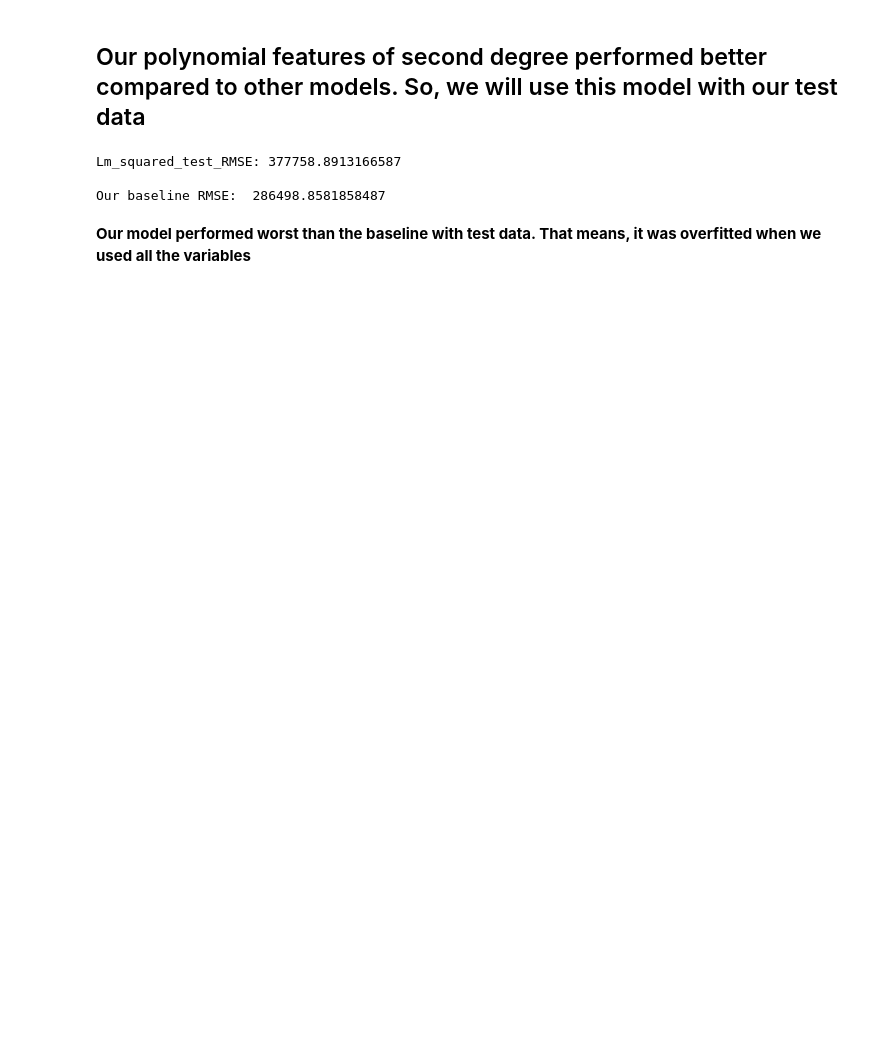
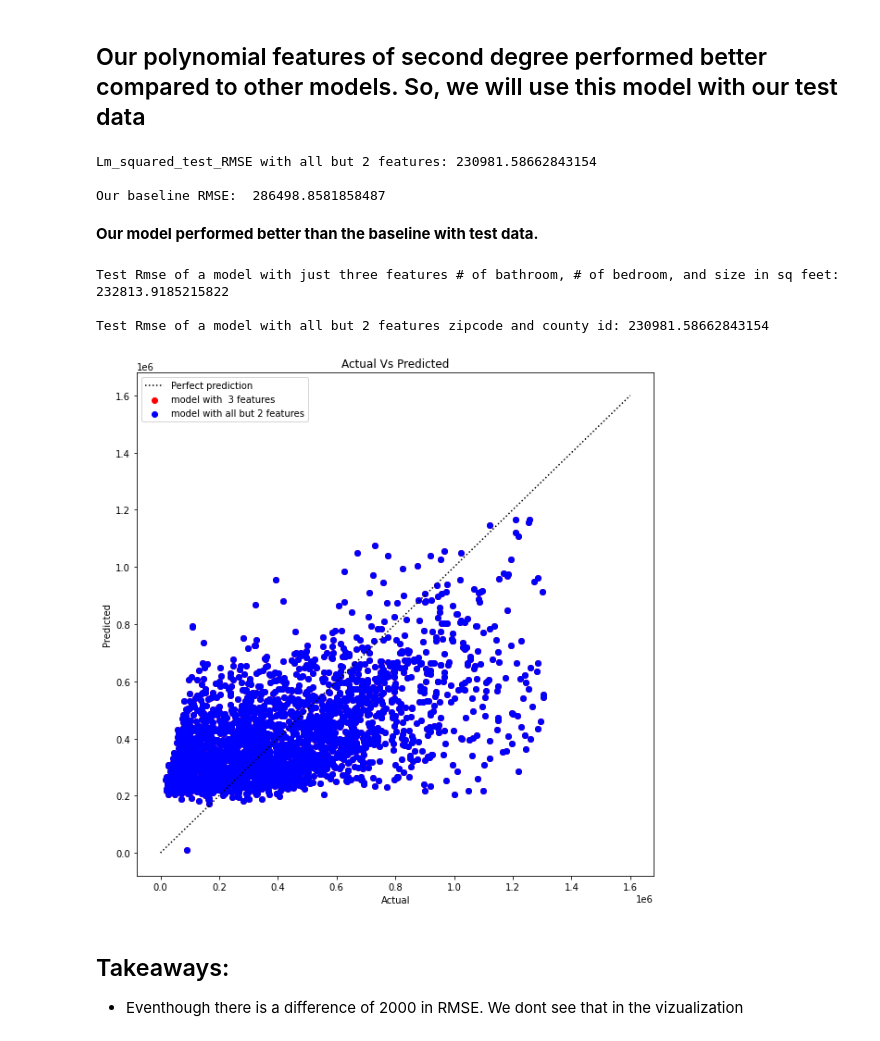
Before and after one commit to Gomez-and-Mainali/Zillow_Project, a Jupyter notebook: prepare_explore.ipynb, the cells around one changed output. Cells and saved outputs as stored; diff of their text form; code cells hidden in the pictures; blank space fills up the shorter version.

```diff
--- a/prepare_explore.ipynb
+++ b/prepare_explore.ipynb
@@ -1105,25 +1084,56 @@ Lm_squared_validate_RMSE: 225547.68904089223
 # %% [markdown]
 ## Our polynomial features of second degree performed better compared to other models. So, we will use this model with our test data
 # %%
+x_test_scaled = x_test_scaled.drop(columns = ['countyid_scaled', 'zipcode_scaled'])
+
 # transforming our x variables
 x_test_scaled_squared = pf2.transform(x_test_scaled)
 
 
 # predicting with our object
 
-y_lm_squared_test_pred = lm_squared2.predict(x_test_scaled_squared)
+y_lm_squared_test_pred2 = lm_squared2.predict(x_test_scaled_squared)
 
 
 # calculating our RMSE
-lm_squared_test_rmse = (mean_squared_error(y_test, y_lm_squared_test_pred)) **(1/2)
+lm_squared_test2_rmse = (mean_squared_error(y_test, y_lm_squared_test_pred2)) **(1/2)
 
 
-print('Lm_squared_test_RMSE:', lm_squared_test_rmse)
+print('Lm_squared_test_RMSE with all but 2 features:', lm_squared_test2_rmse)
 print()
 print('Our baseline RMSE: ', baseline_rmse)
 # %% [output]
-Lm_squared_test_RMSE: 377758.8913166587
+Lm_squared_test_RMSE with all but 2 features: 230981.58662843154
 
 Our baseline RMSE:  286498.8581858487
 # %% [markdown]
-**Our model performed worst than the baseline with test data. That means, it was overfitted when we used all the variables**
+**Our model performed better than the baseline with test data.**
+# %%
+print('Test Rmse of a model with just three features # of bathroom, # of bedroom, and size in sq feet:', lm_squared_test_rmse)
+print()
+print('Test Rmse of a model with all but 2 features zipcode and county id:', lm_squared_test2_rmse )
+# %% [output]
+Test Rmse of a model with just three features # of bathroom, # of bedroom, and size in sq feet: 232813.9185215822
+
+Test Rmse of a model with all but 2 features zipcode and county id: 230981.58662843154
+# %%
+plt.figure(figsize= (10,10))
+
+plt.scatter(y_test, y_lm_squared_test_pred, label = 'model with  3 features', color = 'red')
+
+plt.scatter(y_test, y_lm_squared_test_pred2, label = 'model with all but 2 features', color = 'blue')
+
+plt.plot([0, 1600000], [0, 1600000], ls = ":" , c = 'black', label = 'Perfect prediction')
+
+
+plt.legend()
+plt.xlabel('Actual')
+plt.ylabel('Predicted')
+plt.title('Actual Vs Predicted')
+
+plt.show()
+# %% [output]
+[figure, added]
+# %% [markdown]
+## Takeaways:
+- Eventhough there is a difference of 2000 in RMSE. We dont see that in the vizualization
```
Also changed, not shown: parts of 29 cells of this notebook.
